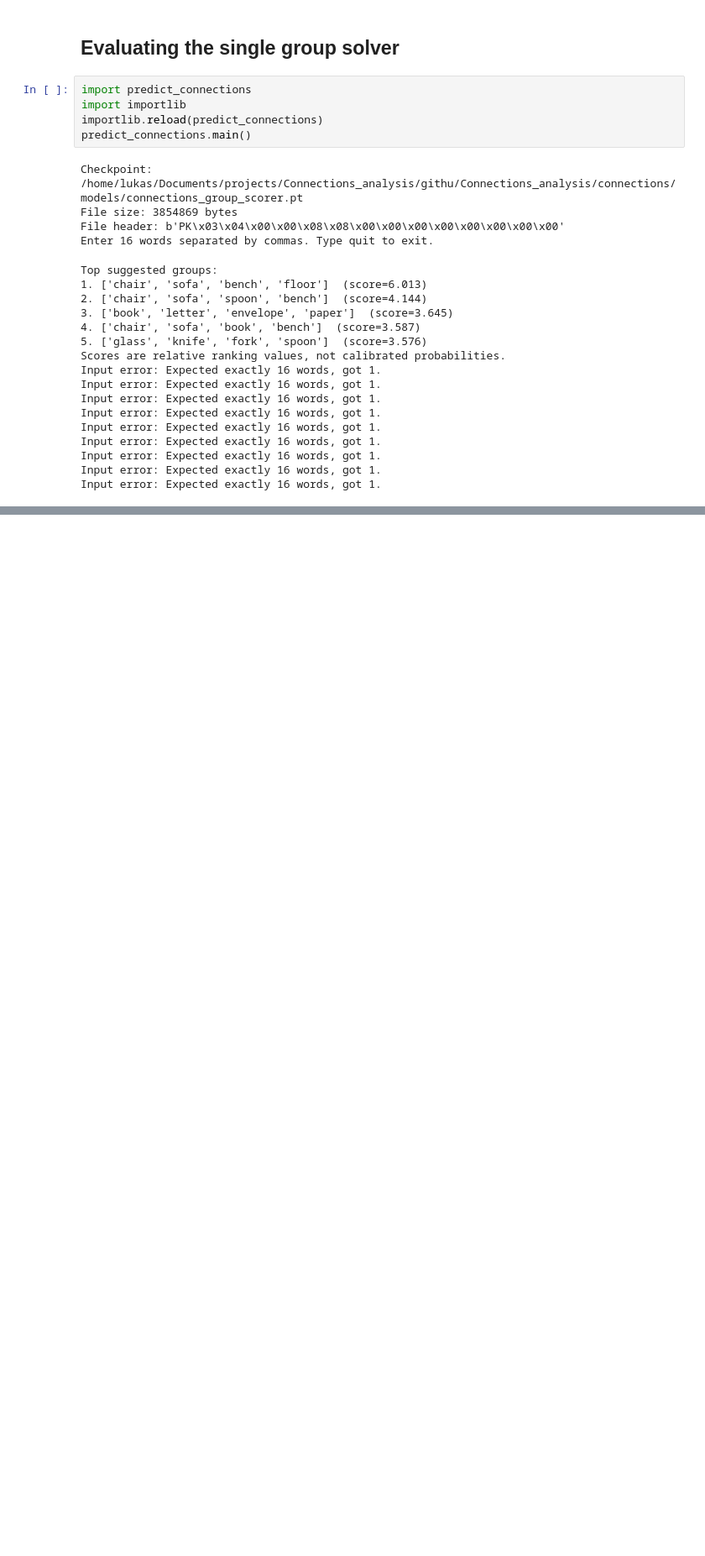
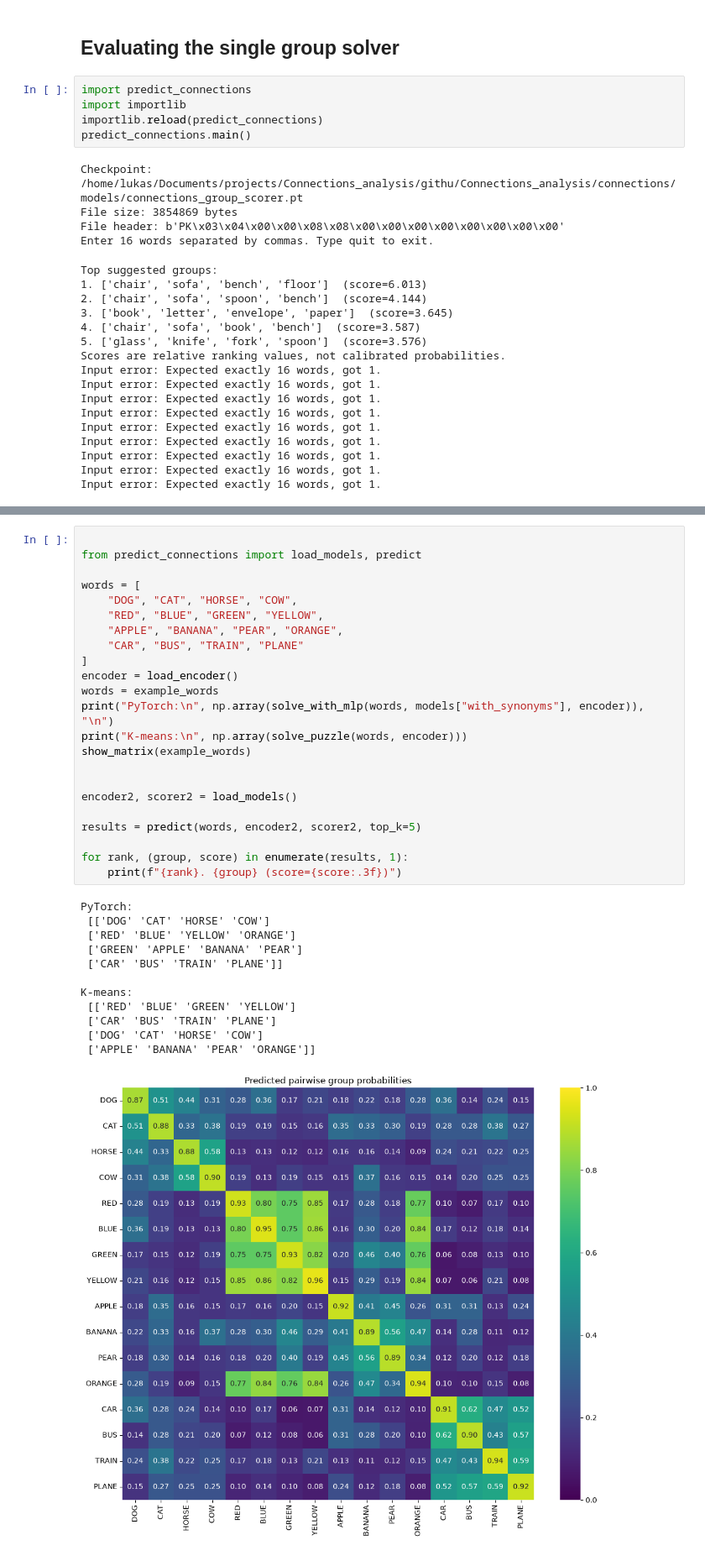
Before and after one commit to Lukeking01/Connections_analysis, a Jupyter notebook: Connections_BERN02.ipynb, the cells around one changed output, grey strips where cells are left out. Shown at 84% size. Saved outputs shown, nothing was run; the diff lists cells and outputs as text; blank space fills up the shorter version.

```diff
--- a/Connections_BERN02.ipynb
+++ b/Connections_BERN02.ipynb
@@ -230,0 +307,36 @@ Input error: Expected exactly 16 words, got 1.
+# %%
+
+from predict_connections import load_models, predict
+
+words = [
+    "DOG", "CAT", "HORSE", "COW",
+    "RED", "BLUE", "GREEN", "YELLOW",
+    "APPLE", "BANANA", "PEAR", "ORANGE",
+    "CAR", "BUS", "TRAIN", "PLANE"
+]
+encoder = load_encoder()
+words = example_words
+print("PyTorch:\n", np.array(solve_with_mlp(words, models["with_synonyms"], encoder)), "\n")
+print("K-means:\n", np.array(solve_puzzle(words, encoder)))
+show_matrix(example_words)
+
+
+encoder2, scorer2 = load_models()
+
+results = predict(words, encoder2, scorer2, top_k=5)
+
+for rank, (group, score) in enumerate(results, 1):
+    print(f"{rank}. {group} (score={score:.3f})")
+# %% [output]
+PyTorch:
+ [['DOG' 'CAT' 'HORSE' 'COW']
+ ['RED' 'BLUE' 'YELLOW' 'ORANGE']
+ ['GREEN' 'APPLE' 'BANANA' 'PEAR']
+ ['CAR' 'BUS' 'TRAIN' 'PLANE']]
+
+K-means:
+ [['RED' 'BLUE' 'GREEN' 'YELLOW']
+ ['CAR' 'BUS' 'TRAIN' 'PLANE']
+ ['DOG' 'CAT' 'HORSE' 'COW']
+ ['APPLE' 'BANANA' 'PEAR' 'ORANGE']]
+[figure, added]
```
Also changed, not shown: parts of 7 cells of this notebook, 3 other files.
